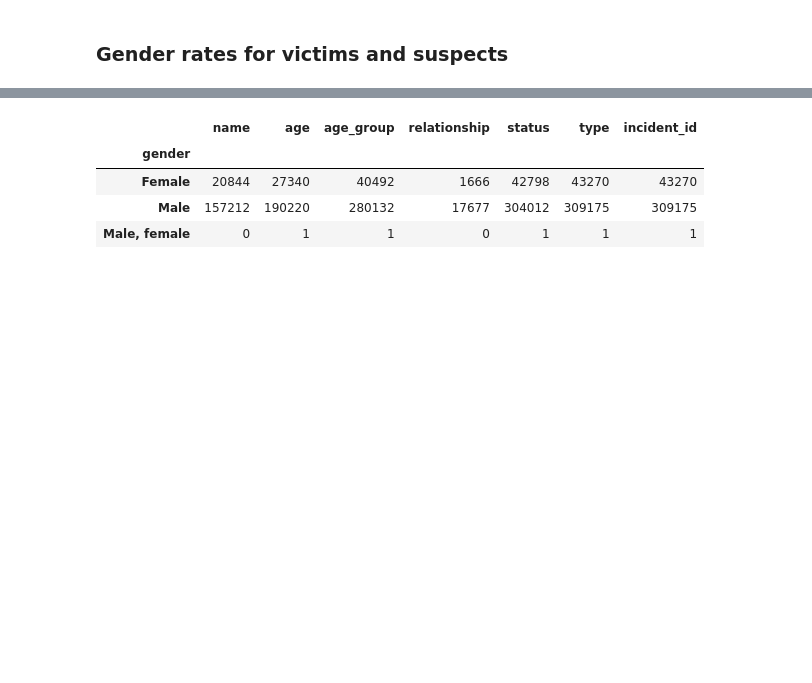
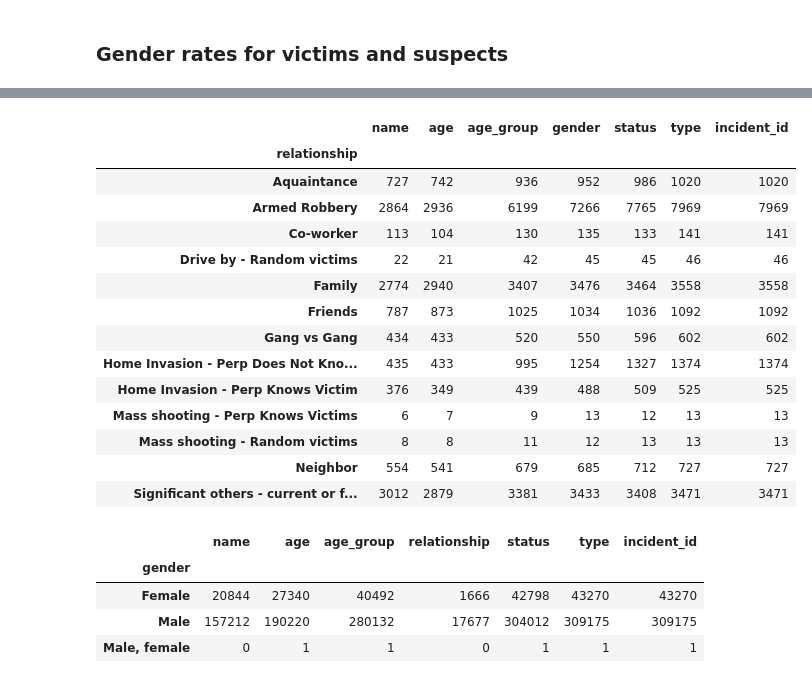
Before and after one commit to mideaconu/gun-violence, a Jupyter notebook: gun-violence.ipynb, the cells around one changed output, grey strips where cells are left out. Cells and saved outputs as stored; diff of their text form; code cells hidden in the pictures; blank space fills up the shorter version.

Commit message:
Data visualisation: highest gender ratio re relationship victims-shooter

```diff
--- a/gun-violence.ipynb
+++ b/gun-violence.ipynb
@@ -593,3 +599,22 @@ participants
+# %%
+participants
+participants.groupby("relationship").count()
+# %% [output]
+|  | name | age | age_group | gender | status | type | incident_id |
+| relationship |  |  |  |  |  |  |  |
+| Aquaintance | 727 | 742 | 936 | 952 | 986 | 1020 | 1020 |
+| Armed Robbery | 2864 | 2936 | 6199 | 7266 | 7765 | 7969 | 7969 |
+| Co-worker | 113 | 104 | 130 | 135 | 133 | 141 | 141 |
+| Drive by - Random victims | 22 | 21 | 42 | 45 | 45 | 46 | 46 |
+| Family | 2774 | 2940 | 3407 | 3476 | 3464 | 3558 | 3558 |
+| Friends | 787 | 873 | 1025 | 1034 | 1036 | 1092 | 1092 |
+| Gang vs Gang | 434 | 433 | 520 | 550 | 596 | 602 | 602 |
+| Home Invasion - Perp Does Not Kno... | 435 | 433 | 995 | 1254 | 1327 | 1374 | 1374 |
+| Home Invasion - Perp Knows Victim | 376 | 349 | 439 | 488 | 509 | 525 | 525 |
+| Mass shooting - Perp Knows Victims | 6 | 7 | 9 | 13 | 12 | 13 | 13 |
+| Mass shooting - Random victims | 8 | 8 | 11 | 12 | 13 | 13 | 13 |
+| Neighbor | 554 | 541 | 679 | 685 | 712 | 727 | 727 |
+| Significant others - current or f... | 3012 | 2879 | 3381 | 3433 | 3408 | 3471 | 3471 |
 # %%
 # TODO clean this...
 participants.groupby("gender").count()
```
Also changed, not shown: parts of 7 cells of this notebook.
